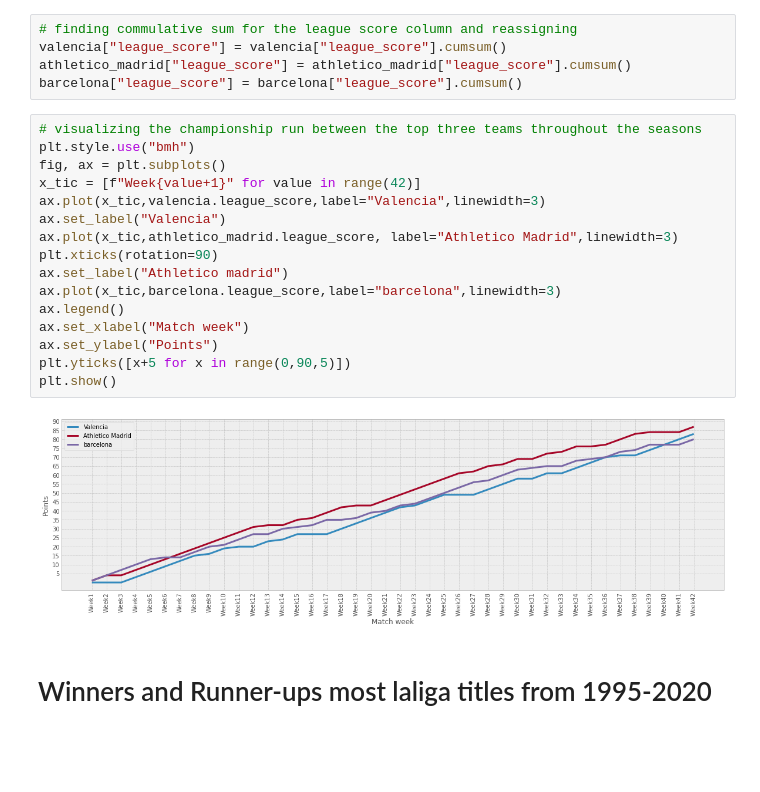
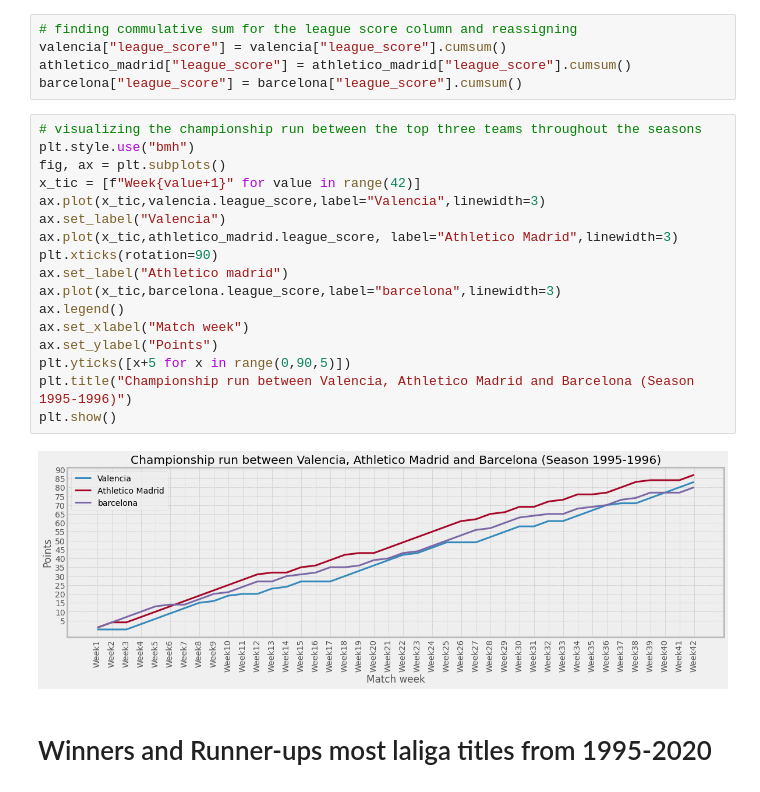
Before and after one commit to Wisal-Mukhtiar/Insights-from-Laliga-Dataset, a Jupyter notebook: laliga.ipynb, the cells around one changed output. Drawn from its saved outputs; the diff is of its cells as text; blank space fills up the shorter version.

Commit message:
missing titles added

```diff
--- a/laliga.ipynb
+++ b/laliga.ipynb
@@ -300,21 +300,22 @@ barcelona["league_score"] = barcelona["league_score"].cumsum()
 # %%
 # visualizing the championship run between the top three teams throughout the seasons
 plt.style.use("bmh")
 fig, ax = plt.subplots()
 x_tic = [f"Week{value+1}" for value in range(42)]
 ax.plot(x_tic,valencia.league_score,label="Valencia",linewidth=3)
 ax.set_label("Valencia")
 ax.plot(x_tic,athletico_madrid.league_score, label="Athletico Madrid",linewidth=3)
 plt.xticks(rotation=90)
 ax.set_label("Athletico madrid")
 ax.plot(x_tic,barcelona.league_score,label="barcelona",linewidth=3)
 ax.legend()
 ax.set_xlabel("Match week")
 ax.set_ylabel("Points")
 plt.yticks([x+5 for x in range(0,90,5)])
+plt.title("Championship run between Valencia, Athletico Madrid and Barcelona (Season 1995-1996)")
 plt.show()
 # %% [output]
-[figure, old version]
+[figure, new version]
 # %% [markdown]
 # Winners and Runner-ups most laliga titles from 1995-2020
 # %%
```
Also changed, not shown: parts of 1 cell of this notebook.
